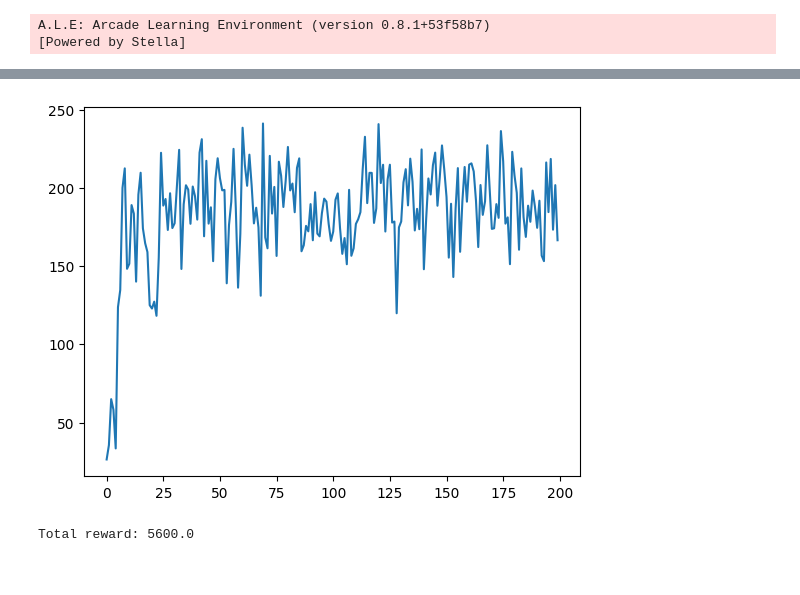
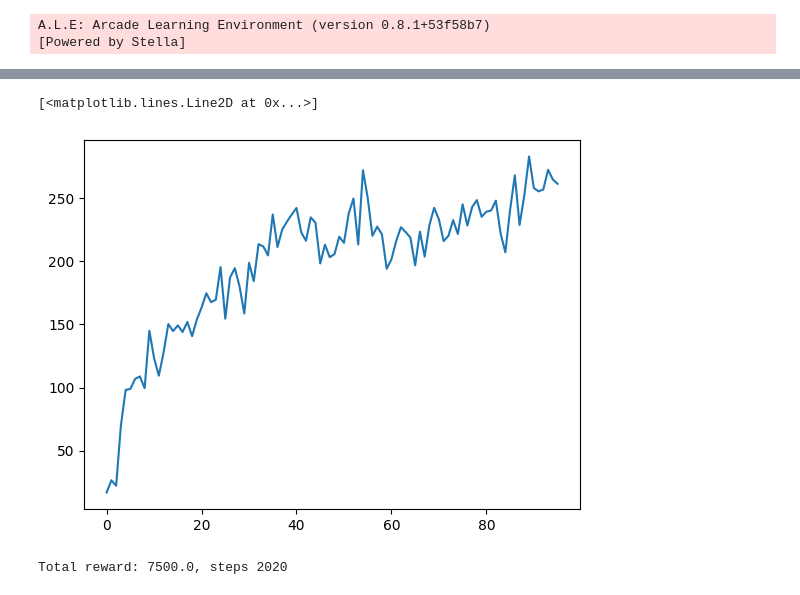
Before and after one commit to zeux/mlexp, a Jupyter notebook: kungfu/kungfu.ipynb, the cells around one changed output, grey strips where cells are left out. Drawn from its saved outputs; the diff is of its cells as text; code cells hidden in the pictures.

Commit message:
kungfu: Switch to fixed rollouts per epoch and simplify observation
We downscale, crop and convert observation into grayscale to conserve
memory.

```diff
--- a/kungfu/kungfu.ipynb
+++ b/kungfu/kungfu.ipynb
@@ -66,7 +84,7 @@ class AtariNet(nn.Module):
     def __init__(self, input_shape, num_actions):
         super().__init__()
         self.conv = nn.Sequential(
-            nn.Conv2d(3, 32, kernel_size=8, stride=4),
+            nn.Conv2d(input_shape[0], 32, kernel_size=8, stride=4),
             nn.ReLU(),
             nn.Conv2d(32, 64, kernel_size=4, stride=2),
             nn.ReLU(),
@@ -94,22 +112,13 @@ class AtariNet(nn.Module):
 import time
 
 device = 'cuda' if torch.cuda.is_available() else 'cpu'
-net = AtariNet((3, 160, 210), env.action_space.n)
+net = AtariNet((1, 96, 96), env.action_space.n)
 net = net.to(device)
-
-def agent(state):
-    state = state.to(device)
-    pred = net(state)
-    assert(len(pred.shape) == 1)
-    prob = F.softmax(pred, dim=0)
-    act = torch.multinomial(prob, 1)
-    return act.item() # pred.argmax().item()
 
 optimizer = torch.optim.AdamW(net.parameters(), lr=1e-3)
 
-total_games = 0
-num_epochs = 200
-num_batches = 100
+num_epochs = 96
+num_rollouts = 32
 batch_size = 128
 
 epoch_rewards = []
@@ -118,12 +127,14 @@ for epoch in range(num_epochs):
     epoch_reward = 0
     epoch_loss = 0
     epoch_start = time.time()
+    num_batches = 0
 
-    for bs, ba, br in batches(env, agent, batch_size=batch_size, num_batches=num_batches):
+    for bs, ba, br in batches(env, lambda s: agent(s, net, device), batch_size=batch_size, num_rollouts=num_rollouts):
         bs = torch.stack(bs)
         ba = torch.tensor(ba, dtype=torch.long)
         br = torch.tensor(br, dtype=torch.float)
 
+        bs = bs.float()
         bs, ba, br = bs.to(device), ba.to(device), br.to(device)
 
         pred = net(bs)
@@ -132,6 +143,7 @@ for epoch in range(num_epochs):
 
         epoch_reward += br.mean().item()
         epoch_loss += loss.item()
+        num_batches += 1
 
         optimizer.zero_grad()
         loss.backward()
@@ -147,6 +159,4 @@ for epoch in range(num_epochs):
     torch.save(net.state_dict(), 'kungfu.pth')
 
 plt.plot(epoch_rewards)
-
-print(f'{total_games} games played')
 # %% [output]
@@ -170,24 +180,27 @@ Epoch 199 took 12.92s, reward: 166.66, loss: 175.00
+[<matplotlib.lines.Line2D at 0x...>]
-[figure, old version]
+[figure, new version]
 # %%
 device = 'cuda' if torch.cuda.is_available() else 'cpu'
 
-net = AtariNet((3, 160, 210), env.action_space.n).to(device)
+net = AtariNet((1, 96, 96), env.action_space.n).to(device)
 net.load_state_dict(torch.load('kungfu.pth', weights_only=True))
 
-testenv = gym.make("ALE/KungFuMaster-v5", render_mode=None)
+testenv = gym.make("ALE/KungFuMaster-v5")
 observation, info = testenv.reset()
+total_steps = 0
 total_reward = 0
 
 while True:
-    action = agent(transform(observation))
+    action = agent(transform(observation), net, device)
     observation, reward, terminated, truncated, info = testenv.step(action)
     total_reward += reward
+    total_steps += 1
 
     if terminated or truncated:
         break
 
 testenv.close()
 
-print(f'Total reward: {total_reward}')
+print(f'Total reward: {total_reward}, steps {total_steps}')
 # %% [output]
-Total reward: 5600.0
+Total reward: 7500.0, steps 2020
```
Also changed, not shown: parts of 2 cells of this notebook.
